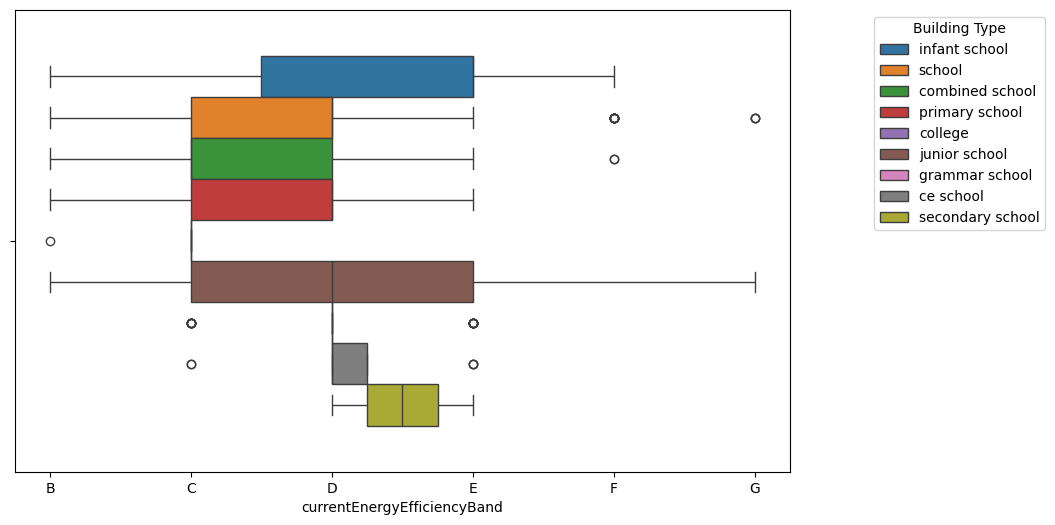
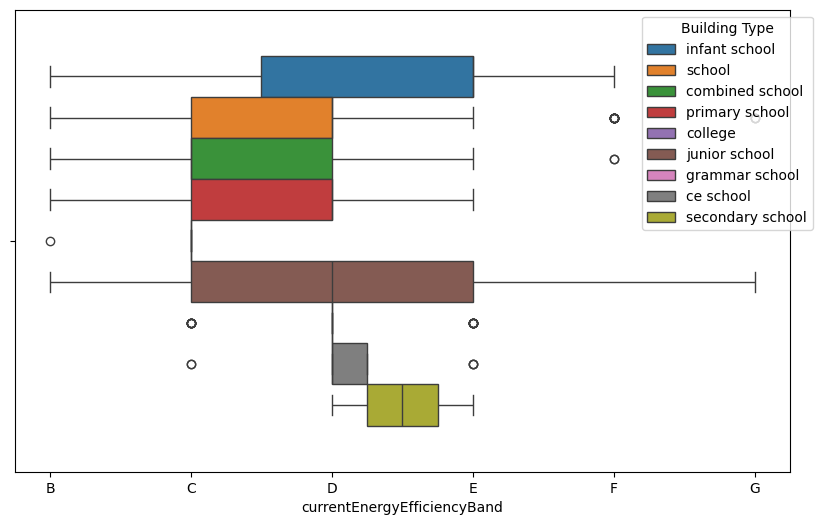
The change to this notebook cell's code, shown as a diff; its figure went from the first image to the second:
--- before
+++ after
@@ -3,4 +3,4 @@
 plt.figure(figsize=(10, 6))
 sns.boxplot(data=school_frame,hue="BuildingType",x='currentEnergyEfficiencyBand')
-plt.legend(bbox_to_anchor=(1.1, 1), loc='upper left', title="Building Type")
+plt.legend(bbox_to_anchor=(0.8, 1), loc='upper left', title="Building Type")
 plt.show()

Commit: tests with LinearRegression